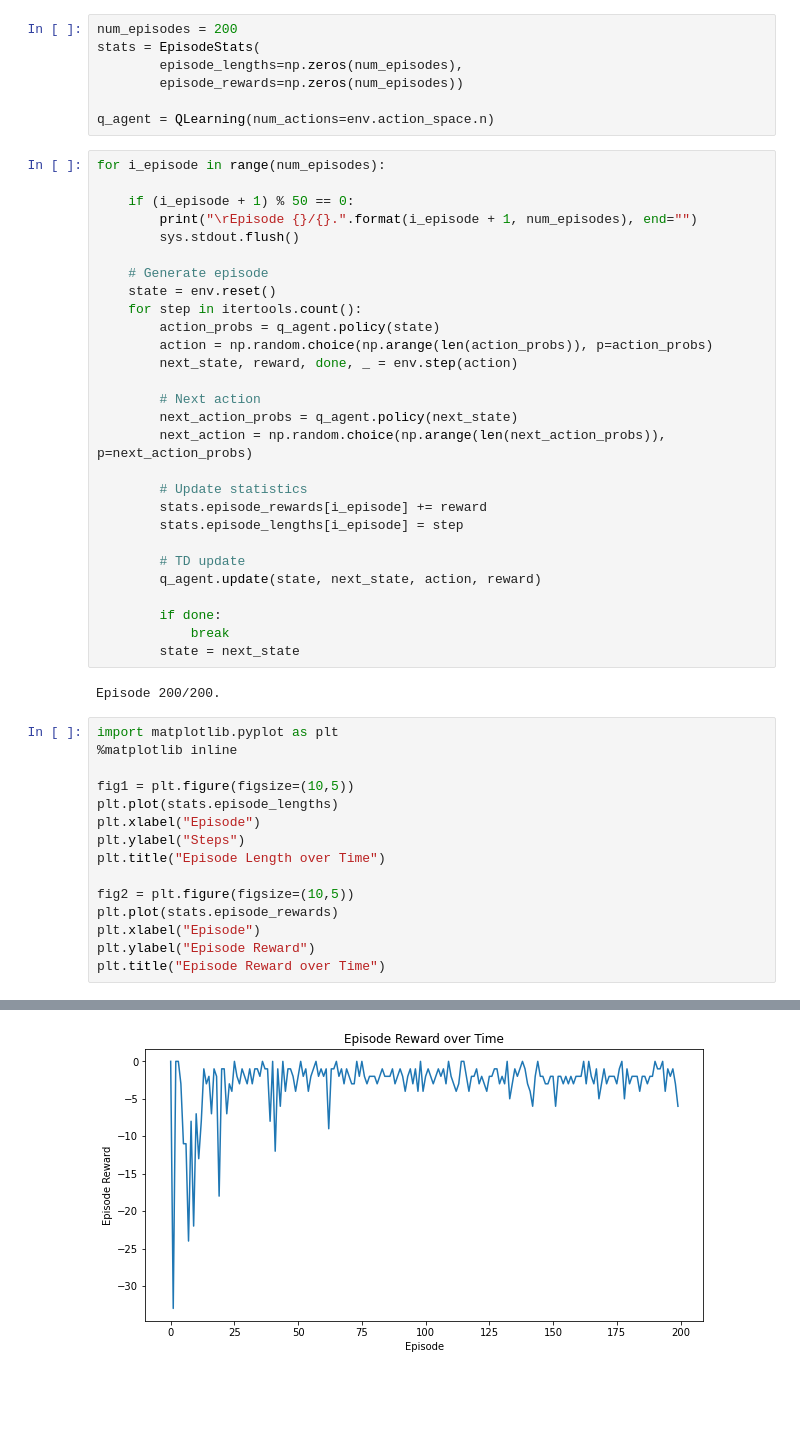
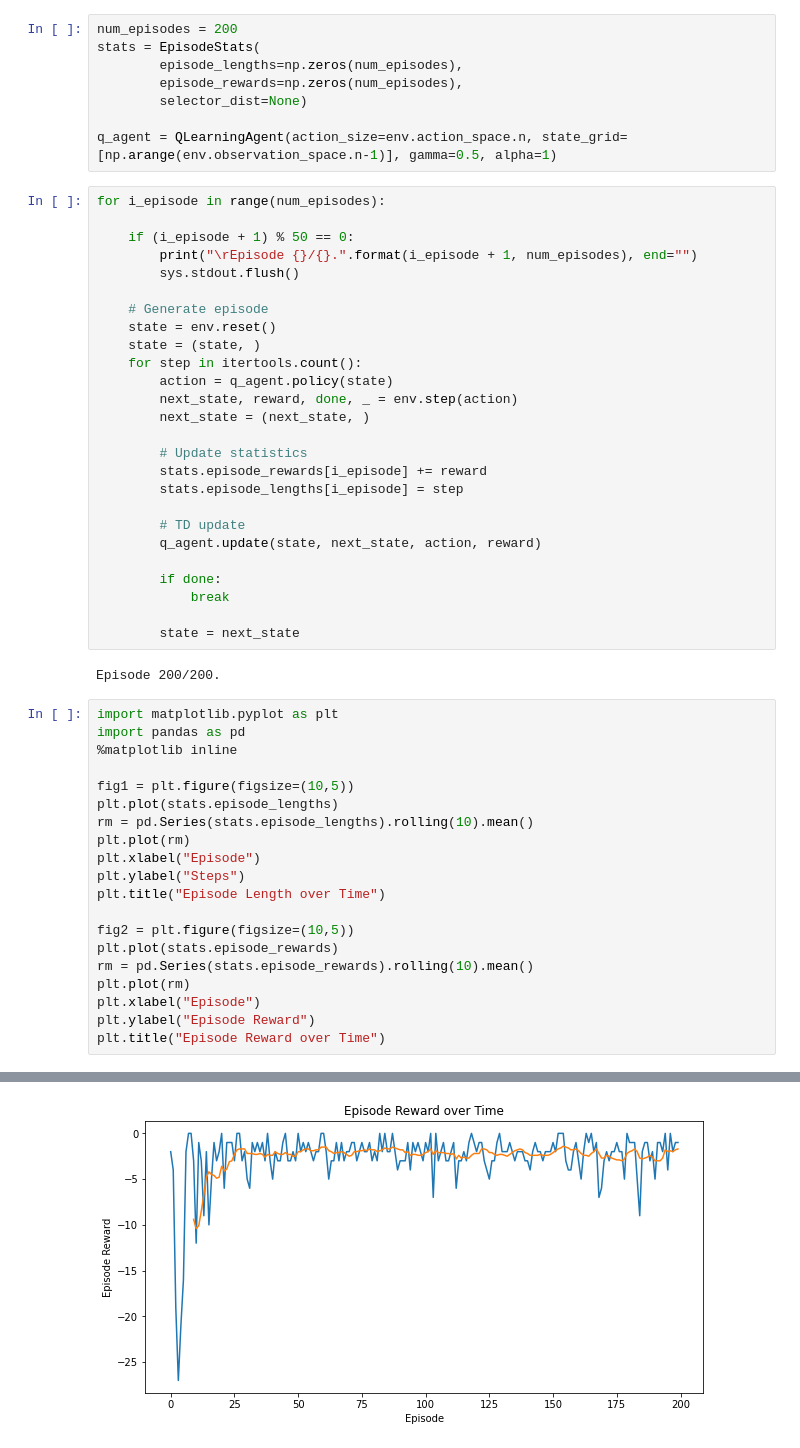
Before and after one commit to nhabbash/con-rl, a Jupyter notebook: notebooks/qlearning_test.ipynb, the cells around one changed output, grey strips where cells are left out. Saved outputs shown, nothing was run; the diff lists cells and outputs as text; blank space fills up the shorter version.

```diff
--- a/notebooks/qlearning_test.ipynb
+++ b/notebooks/qlearning_test.ipynb
@@ -42,9 +42,10 @@ o  o  o  T
 num_episodes = 200
 stats = EpisodeStats(
         episode_lengths=np.zeros(num_episodes),
-        episode_rewards=np.zeros(num_episodes))
+        episode_rewards=np.zeros(num_episodes),
+        selector_dist=None)
 
-q_agent = QLearning(num_actions=env.action_space.n)
+q_agent = QLearningAgent(action_size=env.action_space.n, state_grid=[np.arange(env.observation_space.n-1)], gamma=0.5, alpha=1)
 # %%
 for i_episode in range(num_episodes):
 
@@ -54,14 +55,11 @@ for i_episode in range(num_episodes):
 
     # Generate episode
     state = env.reset()
+    state = (state, )
     for step in itertools.count():
-        action_probs = q_agent.policy(state)
-        action = np.random.choice(np.arange(len(action_probs)), p=action_probs)
+        action = q_agent.policy(state)
         next_state, reward, done, _ = env.step(action)
-
-        # Next action
-        next_action_probs = q_agent.policy(next_state)
-        next_action = np.random.choice(np.arange(len(next_action_probs)), p=next_action_probs)
+        next_state = (next_state, )
 
         # Update statistics
         stats.episode_rewards[i_episode] += reward
@@ -72,21 +70,27 @@ for i_episode in range(num_episodes):
 
         if done:
             break
+
         state = next_state
 # %% [output]
 Episode 200/200.
 # %%
 import matplotlib.pyplot as plt
+import pandas as pd
 %matplotlib inline
 
 fig1 = plt.figure(figsize=(10,5))
 plt.plot(stats.episode_lengths)
+rm = pd.Series(stats.episode_lengths).rolling(10).mean()
+plt.plot(rm)
 plt.xlabel("Episode")
 plt.ylabel("Steps")
 plt.title("Episode Length over Time")
 
 fig2 = plt.figure(figsize=(10,5))
 plt.plot(stats.episode_rewards)
+rm = pd.Series(stats.episode_rewards).rolling(10).mean()
+plt.plot(rm)
 plt.xlabel("Episode")
 plt.ylabel("Episode Reward")
 plt.title("Episode Reward over Time")
@@ -96 +100 @@ Text(0.5, 1.0, 'Episode Reward over Time')
-[figure, old version]
+[figure, new version]
```
Also changed, not shown: parts of 4 cells of this notebook, 11 other files.
